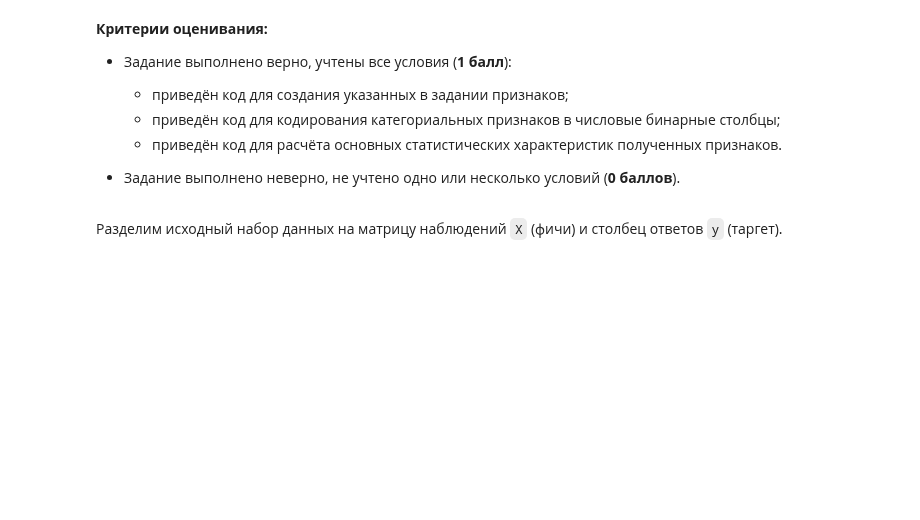
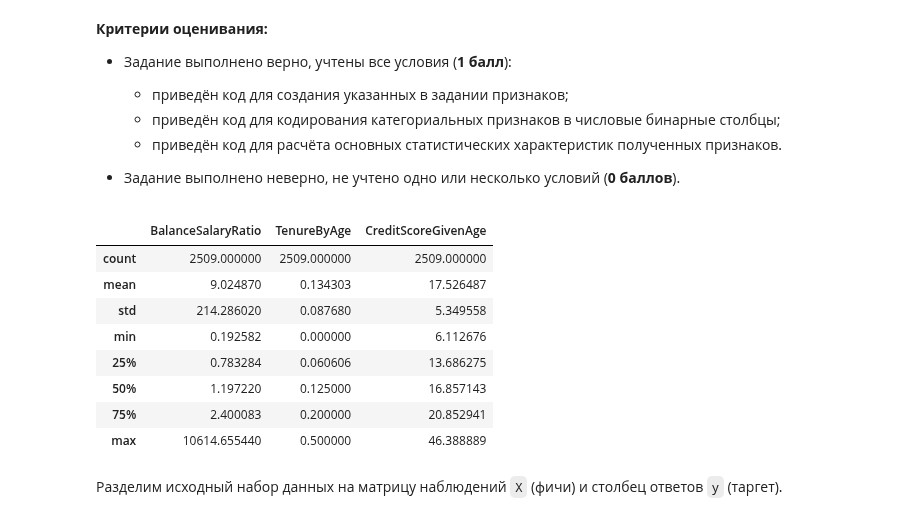
Before and after one commit to Rai1ag/Library, a Jupyter notebook: ML_3_Обучение с учителем классификация/practice.ipynb, the cells around one changed output. Drawn from its saved outputs; the diff is of its cells as text; code cells hidden in the pictures; blank space fills up the shorter version.

```diff
--- a/ML_3_Обучение с учителем классификация/practice.ipynb
+++ b/ML_3_Обучение с учителем классификация/practice.ipynb
@@ -145,14 +145,27 @@ dtype: object
 # %%
 #Создаём признаки
 churn_data['BalanceSalaryRatio'] = churn_data['Balance'] / churn_data['EstimatedSalary']
 churn_data['TenureByAge'] = churn_data['Tenure'] / churn_data['Age']
 churn_data['CreditScoreGivenAge'] = churn_data['CreditScore'] / churn_data['Age']
 
 #Из категориальных текстовых признаков у нас остался только 'Gender'
 #Преобразуем его
 churn_data['Gender'] = churn_data['Gender'].apply(
     lambda x: 1 if x == "Male" else 0
 )
+
+#Основные статистические характеристики
+churn_data[['BalanceSalaryRatio', 'TenureByAge', 'CreditScoreGivenAge']].describe()
+# %% [output]
+|  | BalanceSalaryRatio | TenureByAge | CreditScoreGivenAge |
+| count | 2509.000000 | 2509.000000 | 2509.000000 |
+| mean | 9.024870 | 0.134303 | 17.526487 |
+| std | 214.286020 | 0.087680 | 5.349558 |
+| min | 0.192582 | 0.000000 | 6.112676 |
+| 25% | 0.783284 | 0.060606 | 13.686275 |
+| 50% | 1.197220 | 0.125000 | 16.857143 |
+| 75% | 2.400083 | 0.200000 | 20.852941 |
+| max | 10614.655440 | 0.500000 | 46.388889 |
 # %% [markdown]
 Разделим исходный набор данных на матрицу наблюдений `X` (фичи) и столбец ответов `y` (таргет).
 # %%
```
Also changed, not shown: parts of 6 cells of this notebook, 2 other files.
